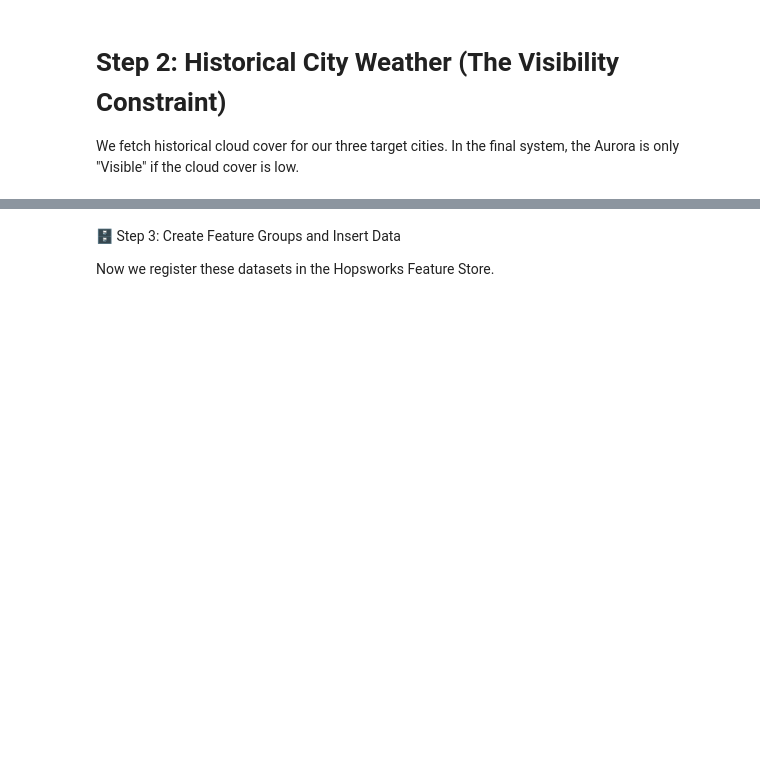
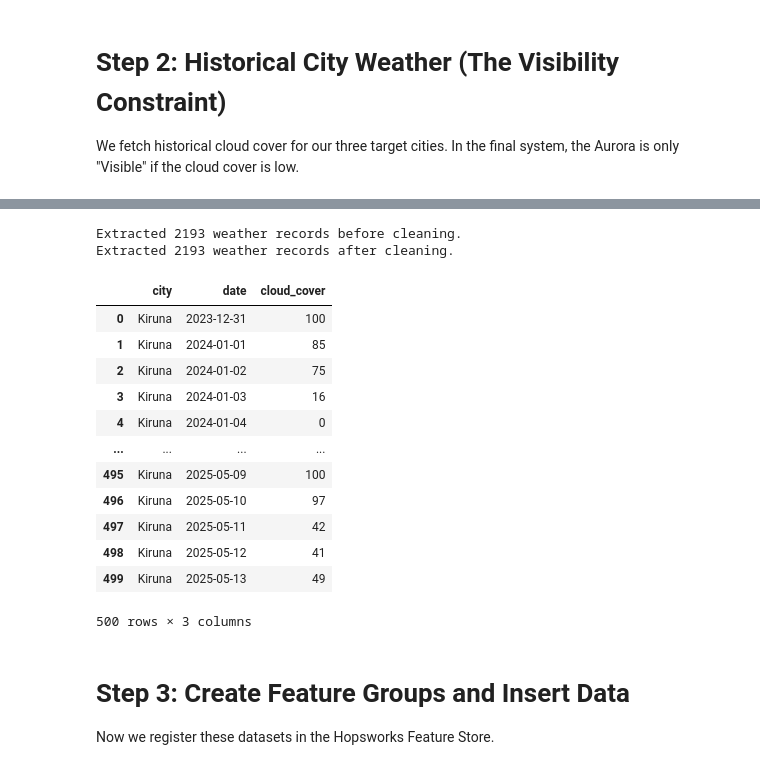
Before and after one commit to AlessandroBertelli/ID2223_Project, a Jupyter notebook: 1_aurora_feature_backfill.ipynb, the cells around one changed output, grey strips where cells are left out. Drawn from its saved outputs; the diff is of its cells as text; code cells hidden in the pictures; blank space fills up the shorter version.

```diff
--- a/1_aurora_feature_backfill.ipynb
+++ b/1_aurora_feature_backfill.ipynb
@@ -297,7 +165,7 @@ for city, coords in settings.CITIES.items():
 
     # We use the historical weather function from util.py
     # Modified to fetch 'cloud_cover' specifically
-    df_city = util.get_historical_weather(
+    df_city = util.get_city_weather_history(
         city=city,
         start_date=start_date.strftime("%Y-%m-%d"),
         end_date=end_date.strftime("%Y-%m-%d"),
@@ -321,4 +199,26 @@ weather_df.head()
+# %%
+print(f"Extracted {len(weather_df)} weather records before cleaning.")
+# Data cleaning: Remove rows with missing cloud cover
+weather_df = weather_df.dropna(subset=['cloud_cover'])
+print(f"Extracted {len(weather_df)} weather records after cleaning.")
+weather_df.head(500)
+# %% [output]
+Extracted 2193 weather records before cleaning.
+Extracted 2193 weather records after cleaning.
+|  | city | date | cloud_cover |
+| 0 | Kiruna | 2023-12-31 | 100 |
+| 1 | Kiruna | 2024-01-01 | 85 |
+| 2 | Kiruna | 2024-01-02 | 75 |
+| 3 | Kiruna | 2024-01-03 | 16 |
+| 4 | Kiruna | 2024-01-04 | 0 |
+| ... | ... | ... | ... |
+| 495 | Kiruna | 2025-05-09 | 100 |
+| 496 | Kiruna | 2025-05-10 | 97 |
+| 497 | Kiruna | 2025-05-11 | 42 |
+| 498 | Kiruna | 2025-05-12 | 41 |
+| 499 | Kiruna | 2025-05-13 | 49 |
+500 rows × 3 columns
 # %% [markdown]
-🗄️ Step 3: Create Feature Groups and Insert Data
+# Step 3: Create Feature Groups and Insert Data
 
 Now we register these datasets in the Hopsworks Feature Store.
```
Also changed, not shown: parts of 15 cells of this notebook, 1 other file.
